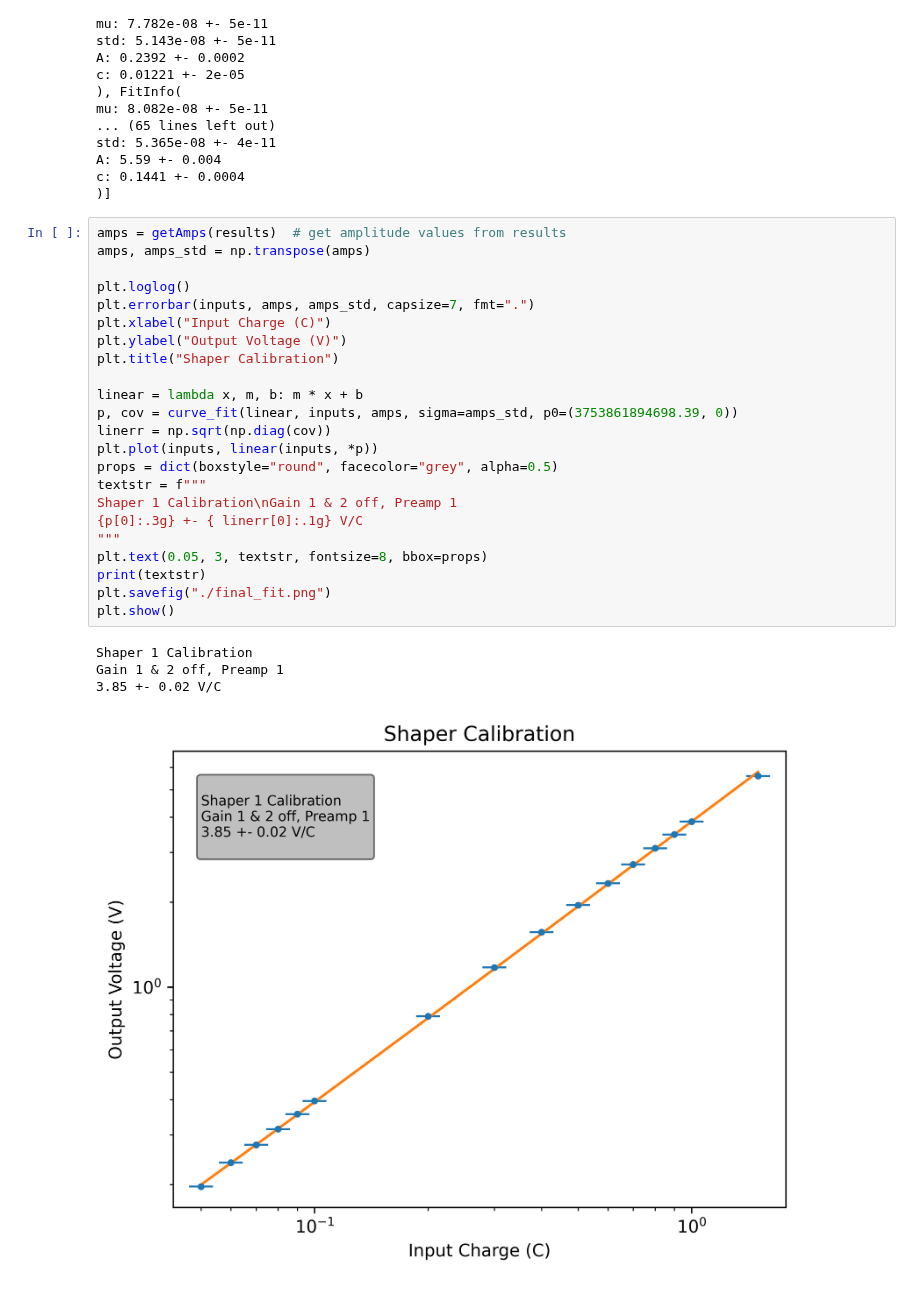
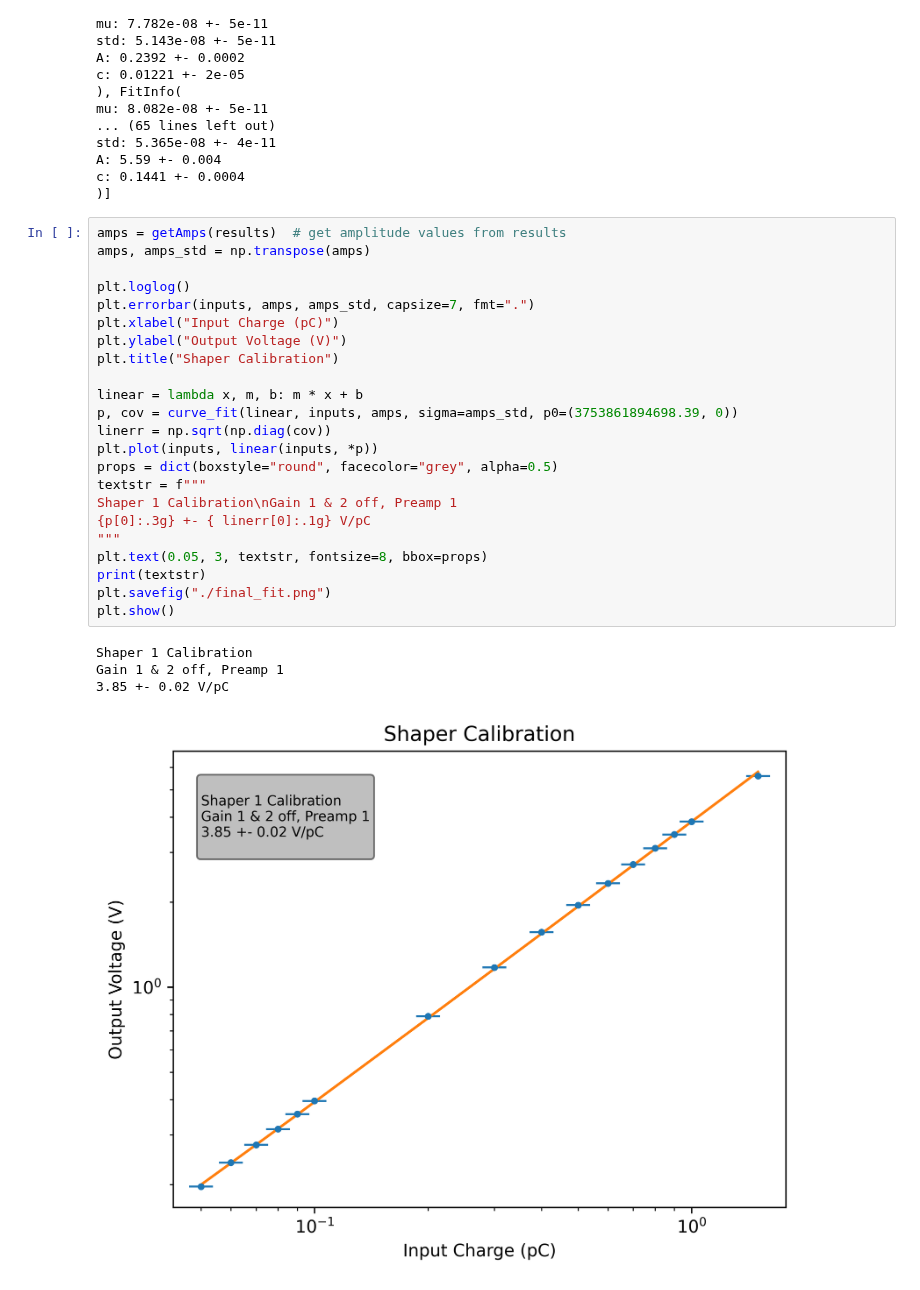
Before and after one commit to lab57/Preamp-Calibration, a Jupyter notebook: analysis.ipynb, the cells around one changed output. Drawn from its saved outputs; the diff is of its cells as text.

```diff
--- a/analysis.ipynb
+++ b/analysis.ipynb
@@ -33,28 +34,28 @@ c: 0.1441 +- 0.0004
 # %%
 amps = getAmps(results)  # get amplitude values from results
 amps, amps_std = np.transpose(amps)
 
 plt.loglog()
 plt.errorbar(inputs, amps, amps_std, capsize=7, fmt=".")
-plt.xlabel("Input Charge (C)")
+plt.xlabel("Input Charge (pC)")
 plt.ylabel("Output Voltage (V)")
 plt.title("Shaper Calibration")
 
 linear = lambda x, m, b: m * x + b
 p, cov = curve_fit(linear, inputs, amps, sigma=amps_std, p0=(3753861894698.39, 0))
 linerr = np.sqrt(np.diag(cov))
 plt.plot(inputs, linear(inputs, *p))
 props = dict(boxstyle="round", facecolor="grey", alpha=0.5)
 textstr = f"""
 Shaper 1 Calibration\nGain 1 & 2 off, Preamp 1
-{p[0]:.3g} +- { linerr[0]:.1g} V/C
+{p[0]:.3g} +- { linerr[0]:.1g} V/pC
 """
 plt.text(0.05, 3, textstr, fontsize=8, bbox=props)
 print(textstr)
 plt.savefig("./final_fit.png")
 plt.show()
 # %% [output]
 Shaper 1 Calibration
 Gain 1 & 2 off, Preamp 1
-3.85 +- 0.02 V/C
+3.85 +- 0.02 V/pC
-[figure, old version]
+[figure, new version]
```
Also changed, not shown: parts of 2 cells of this notebook, 4 other files.
